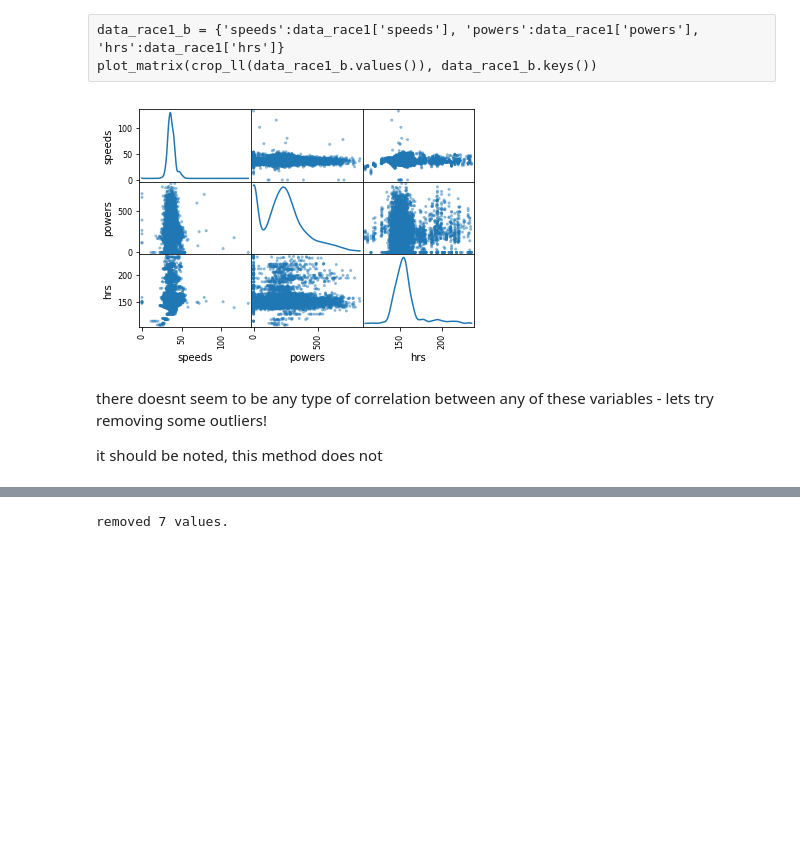
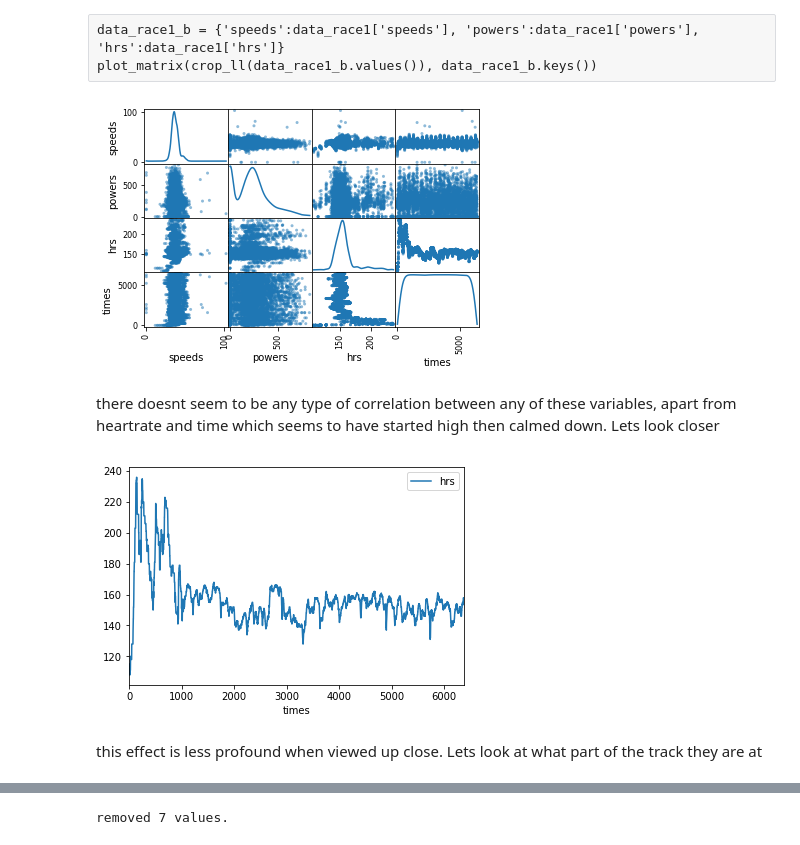
Before and after one commit to hixan/Comp257-project1, a Jupyter notebook: analysis.ipynb, the cells around one changed output, grey strips where cells are left out. Drawn from its saved outputs; the diff is of its cells as text; code cells hidden in the pictures; blank space fills up the shorter version.

```diff
--- a/analysis.ipynb
+++ b/analysis.ipynb
@@ -130,11 +142,16 @@ this plot is not very useful as the individual plots are so small, so we will on
 data_race1_b = {'speeds':data_race1['speeds'], 'powers':data_race1['powers'], 'hrs':data_race1['hrs']}
 plot_matrix(crop_ll(data_race1_b.values()), data_race1_b.keys())
 # %%
-pd.plotting.scatter_matrix(race1[['speeds','powers','hrs']], diagonal='kde')
+pd.plotting.scatter_matrix(race1[['speeds','powers','hrs','times']], diagonal='kde')
 plt.show()
 # %% [output]
-[figure, old version]
+[figure, new version]
 # %% [markdown]
-there doesnt seem to be any type of correlation between any of these variables - lets try removing some outliers!
-
-it should be noted, this method does not
+there doesnt seem to be any type of correlation between any of these variables, apart from heartrate and time which seems to have started high then calmed down. Lets look closer
+# %%
+race1.plot('times','hrs')
+plt.show()
+# %% [output]
+[figure, added]
+# %% [markdown]
+this effect is less profound when viewed up close. Lets look at what part of the track they are at
```
Also changed, not shown: parts of 12 cells of this notebook.
